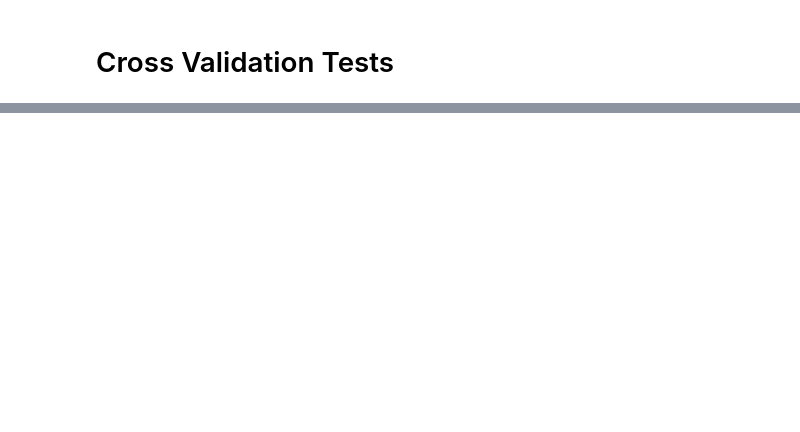
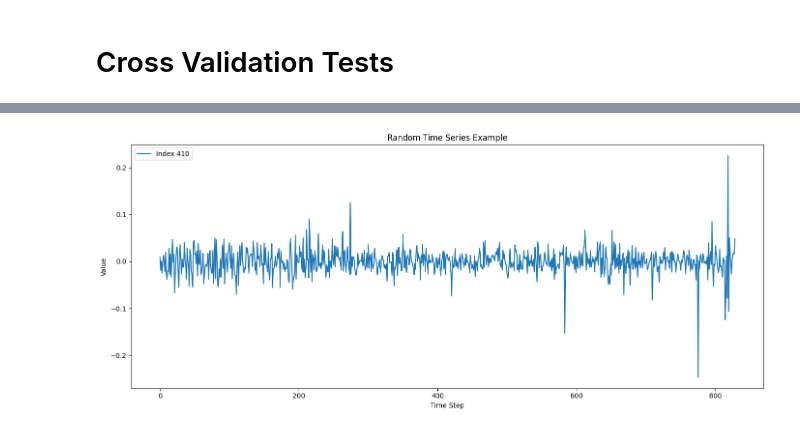
Before and after one commit to rustadadam/PF-GAP, a Jupyter notebook: experiments/rf_direct.ipynb, the cells around one changed output, grey strips where cells are left out. Saved outputs shown, nothing was run; the diff lists cells and outputs as text; code cells hidden in the pictures; blank space fills up the shorter version.

```diff
--- a/experiments/rf_direct.ipynb
+++ b/experiments/rf_direct.ipynb
@@ -261,0 +269,33 @@ cv_results
+# %%
+# NOTE: These are loaded above, so you can comment this out.
+# NOTE: I also preformed train and tests splits above if those are helfpul for you.
+
+# Time Series - > You may need to adjust the path based on your directory structure
+time_series = np.array(pd.read_csv('../data/time_series.csv'))
+
+# Different years of static Variables
+static2025 = pd.read_csv('../data/static2025.csv')
+static2022 = pd.read_csv('../data/static2022.csv')
+static2024 = pd.read_csv('../data/static2024.csv')
+static2023 = pd.read_csv('../data/static2023.csv')
+
+# Labels
+labels = pd.read_csv('../data/labels.csv')
+# %%
+# NOTE: You can delete this visualization section if you don't want it
+import numpy as np
+import matplotlib.pyplot as plt
+
+# Visualize a single random time series from the dataset
+# (This replaces the previous code that plotted multiple selected indices)
+random_idx = np.random.choice(time_series.index)
+plt.figure(figsize=(14, 6))
+plt.plot(time_series.iloc[random_idx].values, label=f"Index {random_idx}")
+plt.xlabel("Time Step")
+plt.ylabel("Value")
+plt.title("Random Time Series Example")
+plt.legend()
+plt.tight_layout()
+plt.show()
+# %% [output]
+[figure, added]
```
Also changed, not shown: parts of 12 cells of this notebook.
